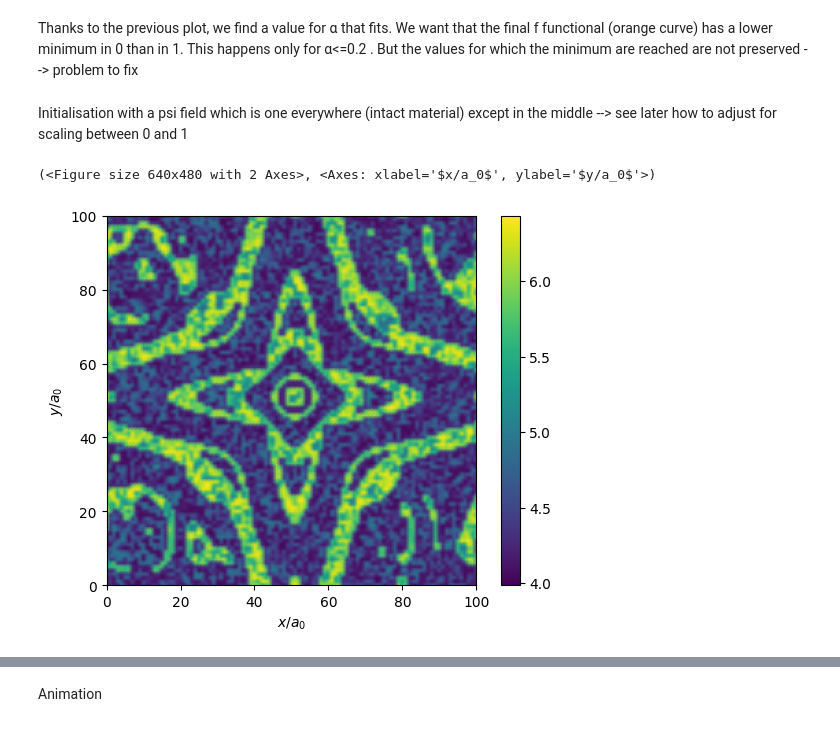
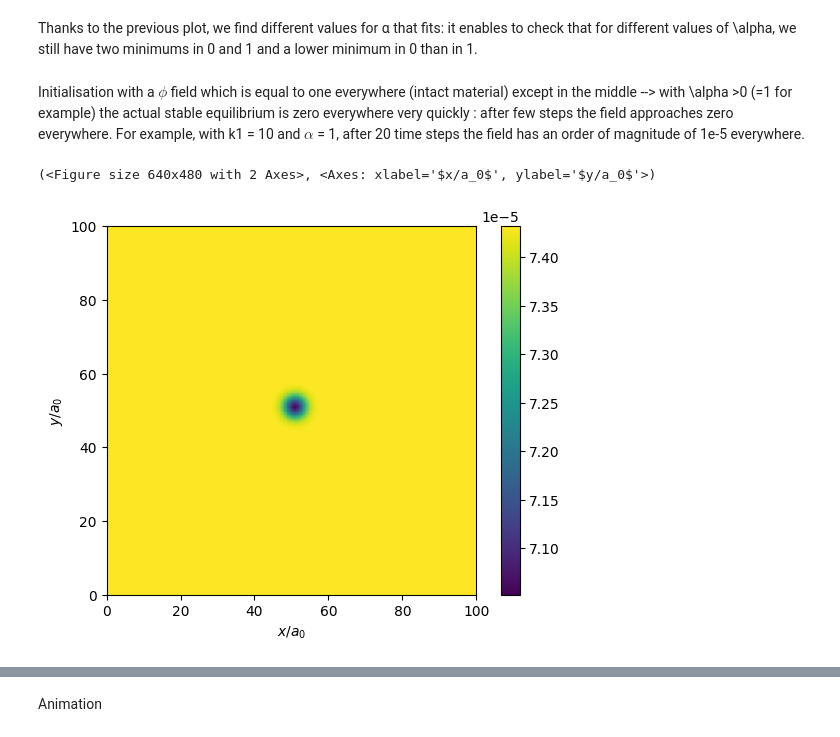
Before and after one commit to Laetitia825/Phase-field-first-model, a Jupyter notebook: first_try_230524.ipynb, the cells around one changed output, grey strips where cells are left out. Saved outputs shown, nothing was run; the diff lists cells and outputs as text; code cells hidden in the pictures.

```diff
--- a/first_try_230524.ipynb
+++ b/first_try_230524.ipynb
@@ -58,16 +61,17 @@ sys1.plot_field(f_g_2, label = "f_g_2")
-# %% [markdown]
-Thanks to the previous plot, we find a value for α that fits. We want that the final f functional (orange curve) has a lower minimum in 0 than in 1. This happens only for α<=0.2 . But the values for which the minimum are reached are not preserved --> problem to fix
+# %% [markdown]
+Thanks to the previous plot, we find different values for α that fits: it enables to check that for different values of \alpha, we still have two minimums in 0 and 1 and a lower minimum in 0 than in 1.
 # %%
 # Make linear operator
 def calc_omega_f(self):
-    return -0.5*self.calc_k2() - (0.5*self.k1+6*self.a)
+    return -self.calc_k2() - 0.5*self.k1
 
 # Add method to class
 LandauSystem.calc_omega_f = calc_omega_f
 
 # Make the non-linear operator
 def calc_nonlinear_evolution_function_f(self, field, t):
-    N = -self.k1*field**3+2*self.k1*field**2+6*self.a*field**2
+    # N = -self.k1*field**3+2*self.k1*field**2+6*self.a*field**2
+    N = field**2*(3*self.k1/2-12*self.a)-field**3*(12*self.a-self.k1)
     return sp.fft.fftn(N)
 
 # Add method to class
@@ -86,22 +90,22 @@ def evolve(self, number_steps):
 
 # Add evolve method to class
 LandauSystem.evolve = evolve
-# %% [markdown]
-Initialisation with a psi field which is one everywhere (intact material) except in the middle --> see later how to adjust for scaling between 0 and 1
+# %% [markdown]
+Initialisation with a $\phi$ field which is equal to one everywhere (intact material) except in the middle --> with \alpha >0 (=1 for example) the actual stable equilibrium is zero everywhere very quickly : after few steps the field approaches zero everywhere.
+For example, with k1 = 10 and $α$ = 1, after 20 time steps the field has an order of magnitude of 1e-5 everywhere.
 # %%
-# Initiating a system with positive r value
-# ls = LandauSystem(2,20,0.166)
-ls = LandauSystem(2,1,1)
+# Initiating a system with positive k1 and alpha values
+ls = LandauSystem(2,10,1)
 
 # Setting an initial condition with both positive and negative values
 # ls.psi = np.random.rand(ls.xRes,ls.yRes)-0.5
 ls.psi = np.ones((ls.xRes,ls.yRes))
 ls.psi[51,51] = 0
 ls.psi_f = sp.fft.fftn(ls.psi)
 
 # Evolving the system
-ls.evolve(200)
+ls.evolve(20)
 ls.plot_field(ls.psi)
 # %% [output]
 (<Figure size 640x480 with 2 Axes>, <Axes: xlabel='$x/a_0$', ylabel='$y/a_0$'>)
-[figure, old version]
+[figure, new version]
```
Also changed, not shown: parts of 9 cells of this notebook.
